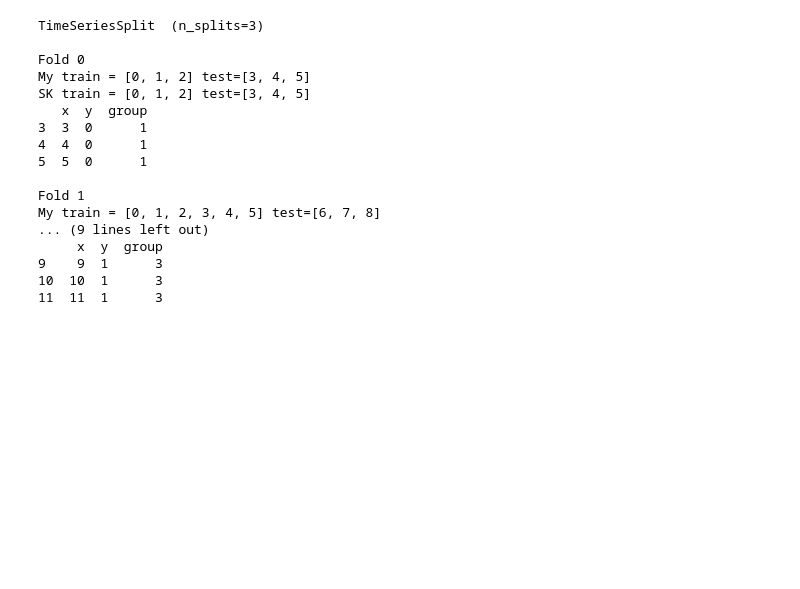
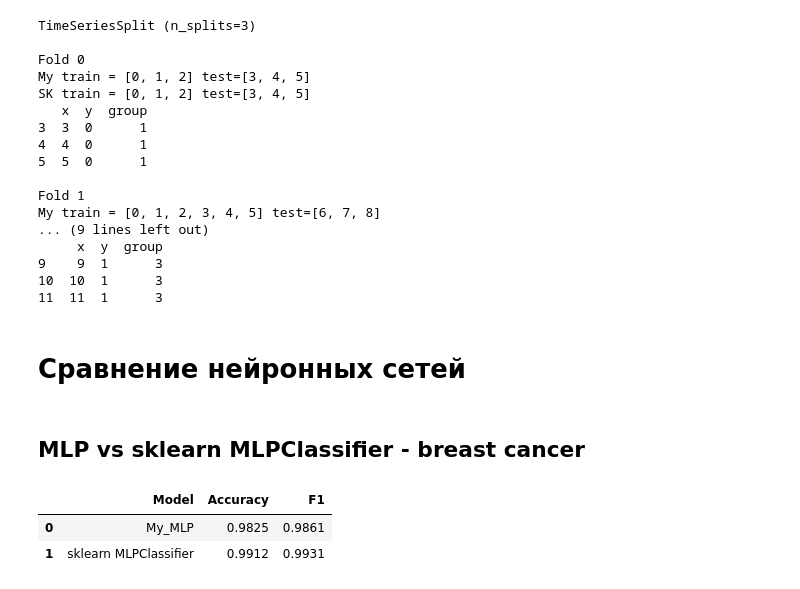
Before and after one commit to qa1roO/ml-algs-implementation, a Jupyter notebook: demo.ipynb, the cells around one changed output. Drawn from its saved outputs; the diff is of its cells as text; code cells hidden in the pictures; blank space fills up the shorter version.

```diff
--- a/demo.ipynb
+++ b/demo.ipynb
@@ -499,3 +513,30 @@ My train = [0, 1, 2, 3, 4, 5] test=[6, 7, 8]
 9    9  1      3
 10  10  1      3
 11  11  1      3
+# %% [markdown]
+# Сравнение нейронных сетей
+# %% [markdown]
+## MLP vs sklearn MLPClassifier - breast cancer
+# %%
+np.random.seed(RANDOM_STATE)
+my_mlp = My_MLP(n_hidden=128, activation='relu', lr=0.01, epochs=100, batch_size=32)
+my_mlp.fit(Xc_train_sc, yc_train)
+
+sk_mlp = MLPClassifier(
+    hidden_layer_sizes=(128,), activation='relu',
+    learning_rate_init=0.01, max_iter=100, batch_size=32,
+    random_state=RANDOM_STATE,
+)
+sk_mlp.fit(Xc_train_sc, yc_train)
+
+my_pred = my_mlp.predict(Xc_test_sc)
+sk_pred = sk_mlp.predict(Xc_test_sc)
+
+pd.DataFrame([
+    {"Model": "My_MLP", "Accuracy": round(accuracy_score(yc_test, my_pred), 4), "F1": round(f1_score(yc_test, my_pred), 4)},
+    {"Model": "sklearn MLP", "Accuracy": round(accuracy_score(yc_test, sk_pred), 4), "F1": round(f1_score(yc_test, sk_pred), 4)}
+])
+# %% [output]
+|  | Model | Accuracy | F1 |
+| 0 | My_MLP | 0.9825 | 0.9861 |
+| 1 | sklearn MLPClassifier | 0.9912 | 0.9931 |
```
Also changed, not shown: parts of 16 cells of this notebook.
